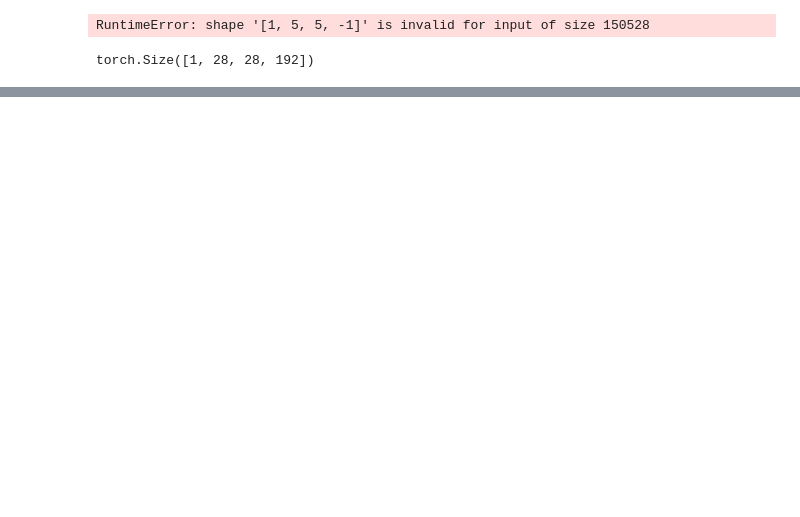
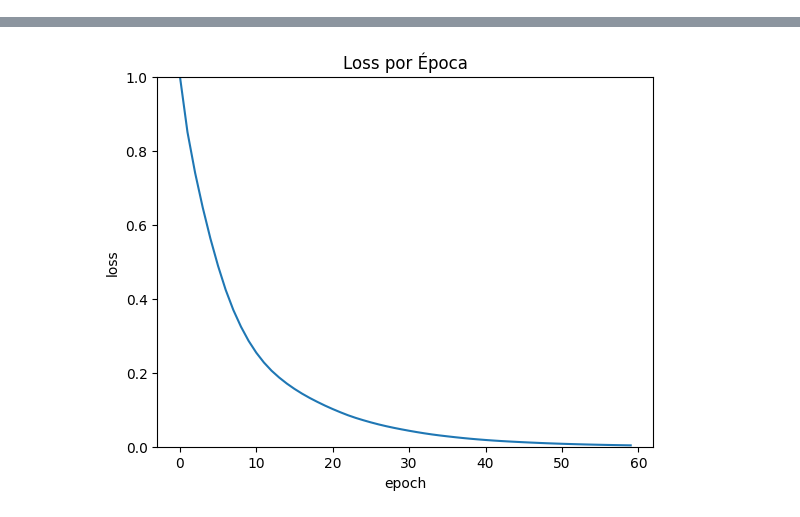
Before and after one commit to richardsbenjamin/MLforEarthObservation, a Jupyter notebook: test.ipynb, the cells around one changed output, grey strips where cells are left out. Cells and saved outputs as stored; diff of their text form; code cells hidden in the pictures; blank space fills up the shorter version.

Commit message:
UNet implementation

```diff
--- a/test.ipynb
+++ b/test.ipynb
@@ -98,22 +93,0 @@ for batch in train_loader:
-# %%
-x = inputs
-
-if x.dim() == 3:
-    x = x.unsqueeze(1)
-
-# Extrai features com Swin Transformer
-features = model.swin.forward_features(x)
-
-# Redimensiona as features para formato de imagem
-batch_size = x.shape[0]
-h = w = int(features.shape[1] ** 0.5)  # Assume features são quadradas
-features = features.view(batch_size, h, w, -1).permute(0, 4, 1, 2)
-
-# Aplica convolução final
-output = model.final_conv(features)
-# %% [output]
-RuntimeError: shape '[1, 5, 5, -1]' is invalid for input of size 150528
-# %%
-features.shape
-# %% [output]
-torch.Size([1, 28, 28, 192])
@@ -119,0 +242,48 @@ torch.Size([1, 28, 28, 192])
+# %%
+import matplotlib.pyplot as plt
+
+device = torch.device("cuda" if torch.cuda.is_available() else "cpu")
+model = UNet().to(device)
+criterion = nn.MSELoss()
+optimizer = torch.optim.Adam(model.parameters(), lr=1e-4)
+
+train_set = TrajDataSet(signals_all)
+train_loader = DataLoader(train_set, batch_size=1, shuffle=True)
+
+num_epochs = 60
+cout = []
+
+for epoch in range(num_epochs):
+    model.train()
+    total_loss = 0
+    for batch in train_loader:
+        optimizer.zero_grad()
+
+        inputs = batch.to(device)
+        inputs = pad_to_multiple(inputs, multiple=16)
+
+        target = inputs[:, 1:2, :, :]
+
+        outputs = model(inputs)
+
+        loss = criterion(outputs, target)
+        loss.backward()
+        optimizer.step()
+
+        total_loss += loss.item()
+
+    avg_loss = total_loss / len(train_loader)
+    cout.append(avg_loss)
+    print(f"Epoch {epoch+1}/{num_epochs} - Loss: {avg_loss:.6f}")
+
+    if avg_loss < 0.01:
+        torch.save(model.state_dict(), f"./Model_epoch_{epoch+1}.pt")
+
+plt.figure()
+plt.plot(cout)
+plt.ylabel("loss")
+plt.xlabel("epoch")
+plt.ylim(0, 1)
+plt.title("Loss por Época")
+plt.show()
+# %% [output]
@@ -119,0 +307 @@ torch.Size([1, 28, 28, 192])
+[figure, added]
```
Also changed, not shown: parts of 14 cells of this notebook, 2 other files.
